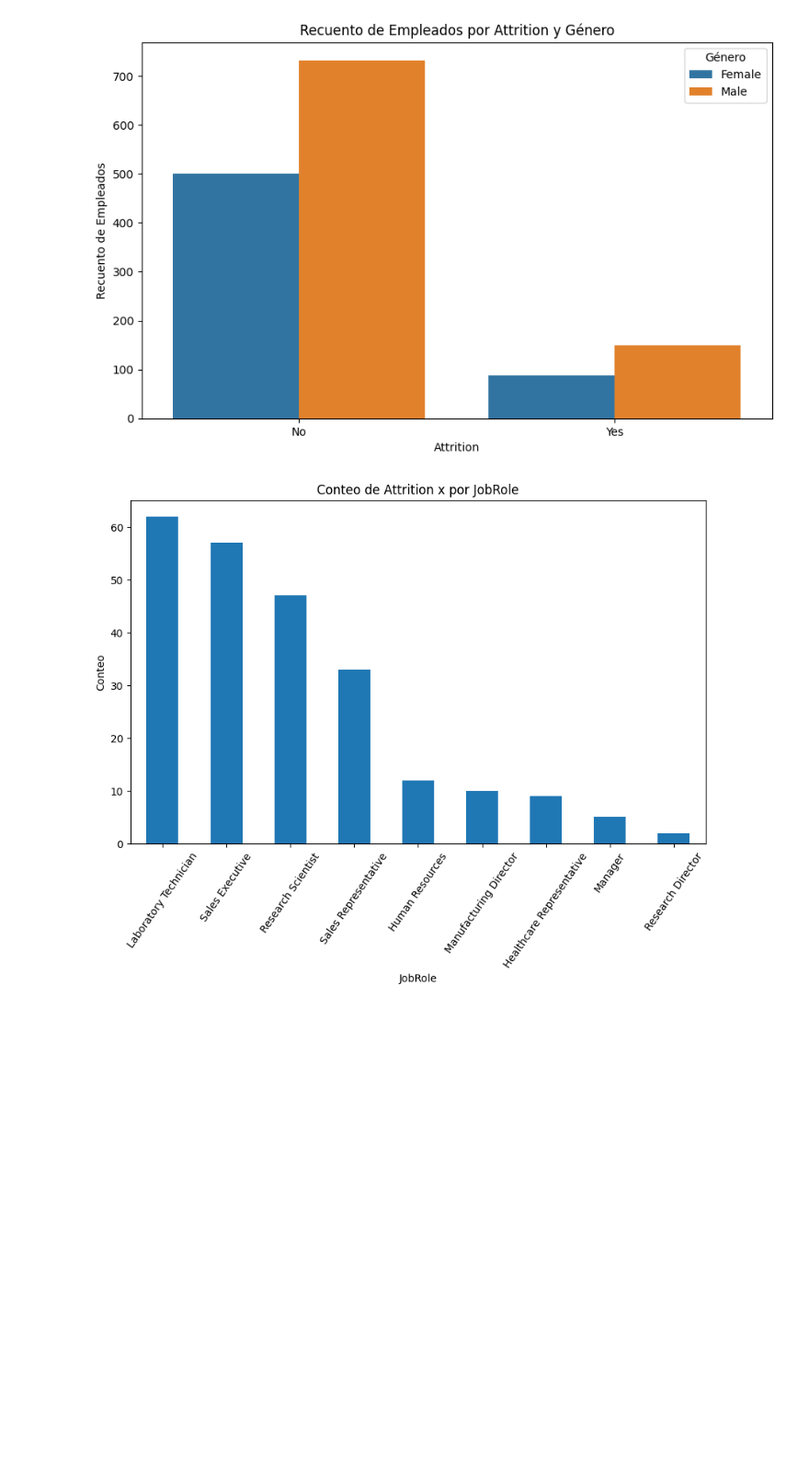
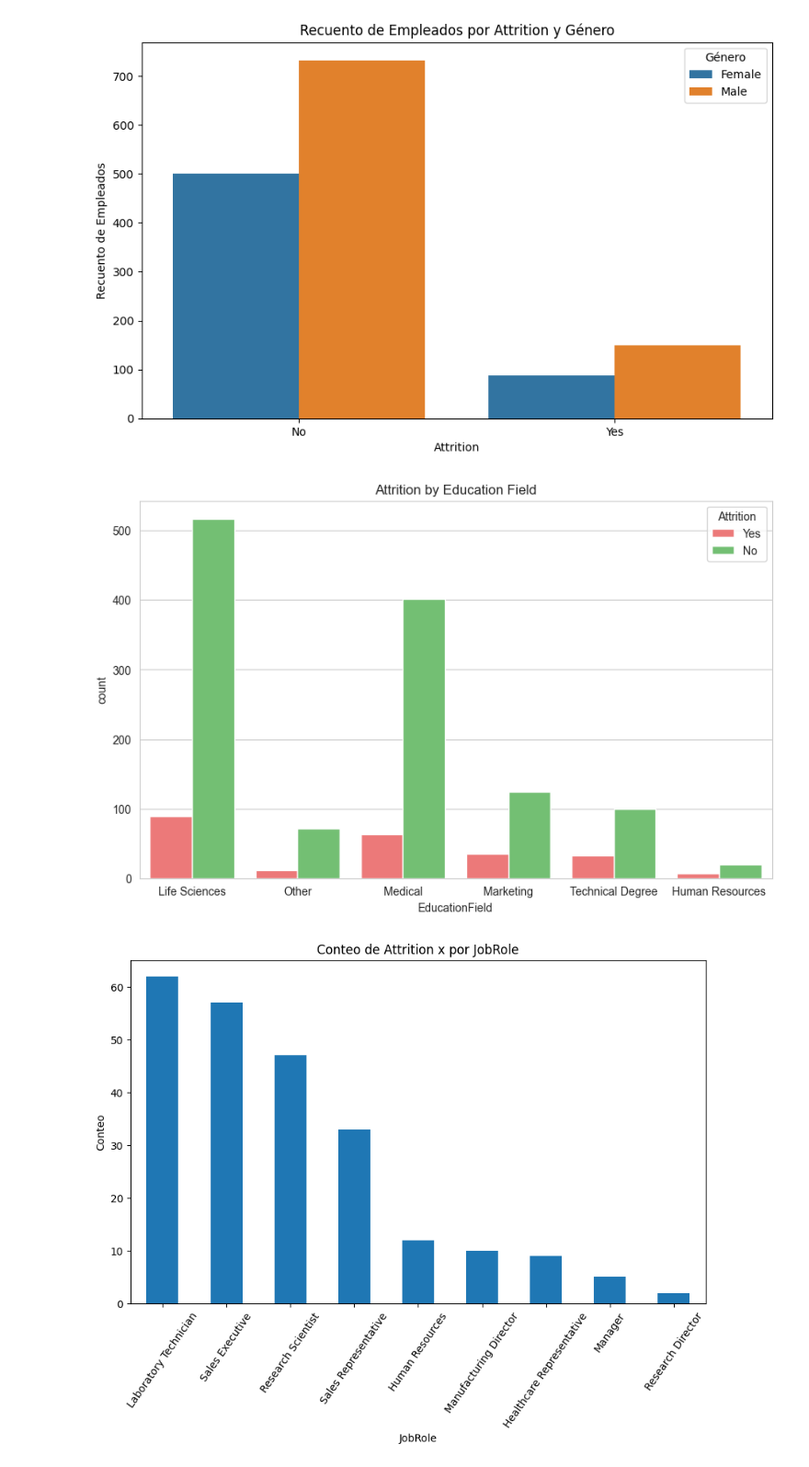
Before and after one commit to hugofmr/estadistica_edem, a Jupyter notebook: andres_attrition_hm.ipynb, the cells around one changed output. Shown at 92% size. Drawn from its saved outputs; the diff is of its cells as text; code cells hidden in the pictures; blank space fills up the shorter version.

```diff
--- a/andres_attrition_hm.ipynb
+++ b/andres_attrition_hm.ipynb
@@ -161,6 +162,16 @@ plt.legend(title='Género')
 plt.show()
 # %% [output]
 [figure]
+# %%
+# Que EducationField tiene mayor tasa de desercion.
+
+plt.figure(figsize=(10, 6))
+sns.countplot(x='EducationField', hue='Attrition', data=df,
+              palette={'Yes': '#FF6666', 'No': '#66CC66'})
+plt.title('Attrition by Education Field')
+plt.show()
+# %% [output]
+[figure, added]
 # %%
 df_attrition_yes = df[df['Attrition'] == 'Yes']
 
```
Also changed, not shown: parts of 4 cells of this notebook.
